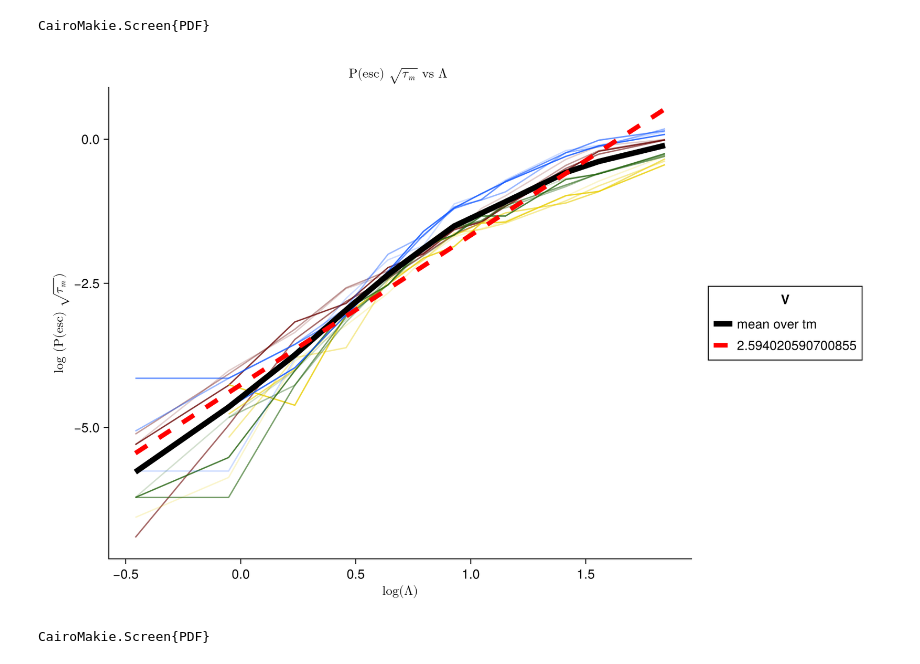
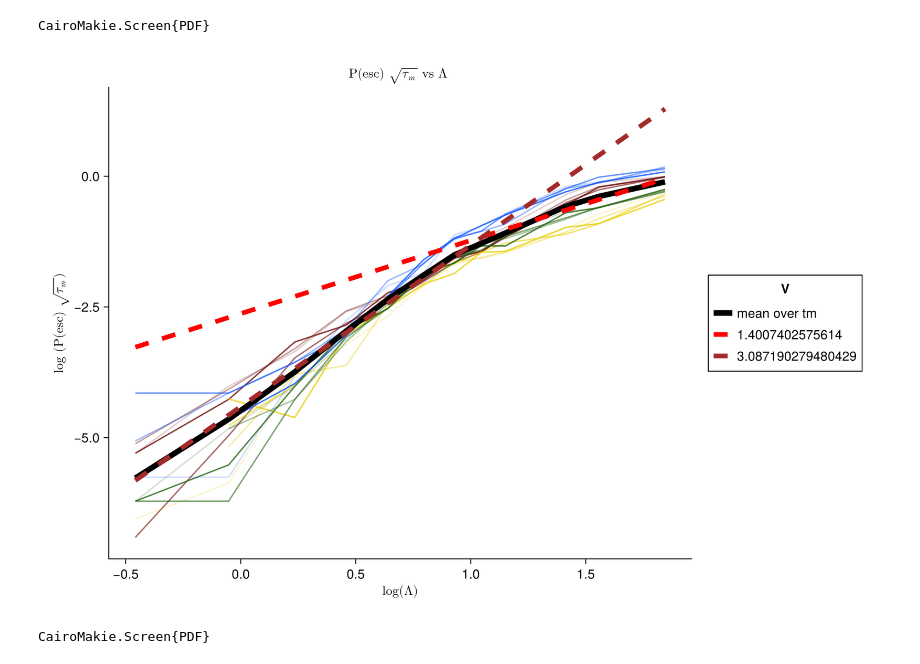
Before and after one commit to jmarib/CellBasedModels.jl, a Jupyter notebook: examples/final_characterization.ipynb, the cells around one changed output. Cells and saved outputs as stored; diff of their text form; code cells hidden in the pictures.

```diff
--- a/examples/final_characterization.ipynb
+++ b/examples/final_characterization.ipynb
@@ -942,35 +942,46 @@ for (idx_t, tm) in enumerate(tms)
 end
 
 # Mean over all tm values
 grand_mean_P = vec(mean(all_mean_P, dims = 1))
-slope, intercept = linear_fit(log.(lambdas_x[3:14]), log.(grand_mean_P[3:14]))
+slope1, intercept1 = linear_fit(log.(lambdas_x[11:14]), log.(grand_mean_P[11:14]))
+slope2, intercept2 = linear_fit(log.(lambdas_x[3:10]), log.(grand_mean_P[3:10]))
 lines!(
     ax_P,
     log.(lambdas_x[3:14]),
     log.(grand_mean_P[3:14]),
     linewidth = 6,
     color = :black,
     label = "mean over tm"
 )
 
 lines!(
     ax_P,
     log.(lambdas_x[3:14]),
-    intercept .+ log.(lambdas_x[3:14]) .* slope,
+    intercept1 .+ log.(lambdas_x[3:14]) .* slope1,
     linewidth = 5,
     color = :red,
     linestyle = :dash,
-    label = "$slope"
+    label = "$slope1"
+)
+
+lines!(
+    ax_P,
+    log.(lambdas_x[3:14]),
+    intercept2 .+ log.(lambdas_x[3:14]) .* slope2,
+    linewidth = 5,
+    color = :brown,
+    linestyle = :dash,
+    label = "$slope2"
 )
 
 ax_P.topspinevisible = false
 ax_P.rightspinevisible = false
 ax_P.ygridvisible = false
 ax_P.xgridvisible = false
 
 fig[1,2] = Legend(fig, ax_P, "V")
 
 fig
 # %% [output]
-[figure, old version]
+[figure, new version]
 # %%
```
Also changed, not shown: parts of 13 cells of this notebook, 1 other file.
